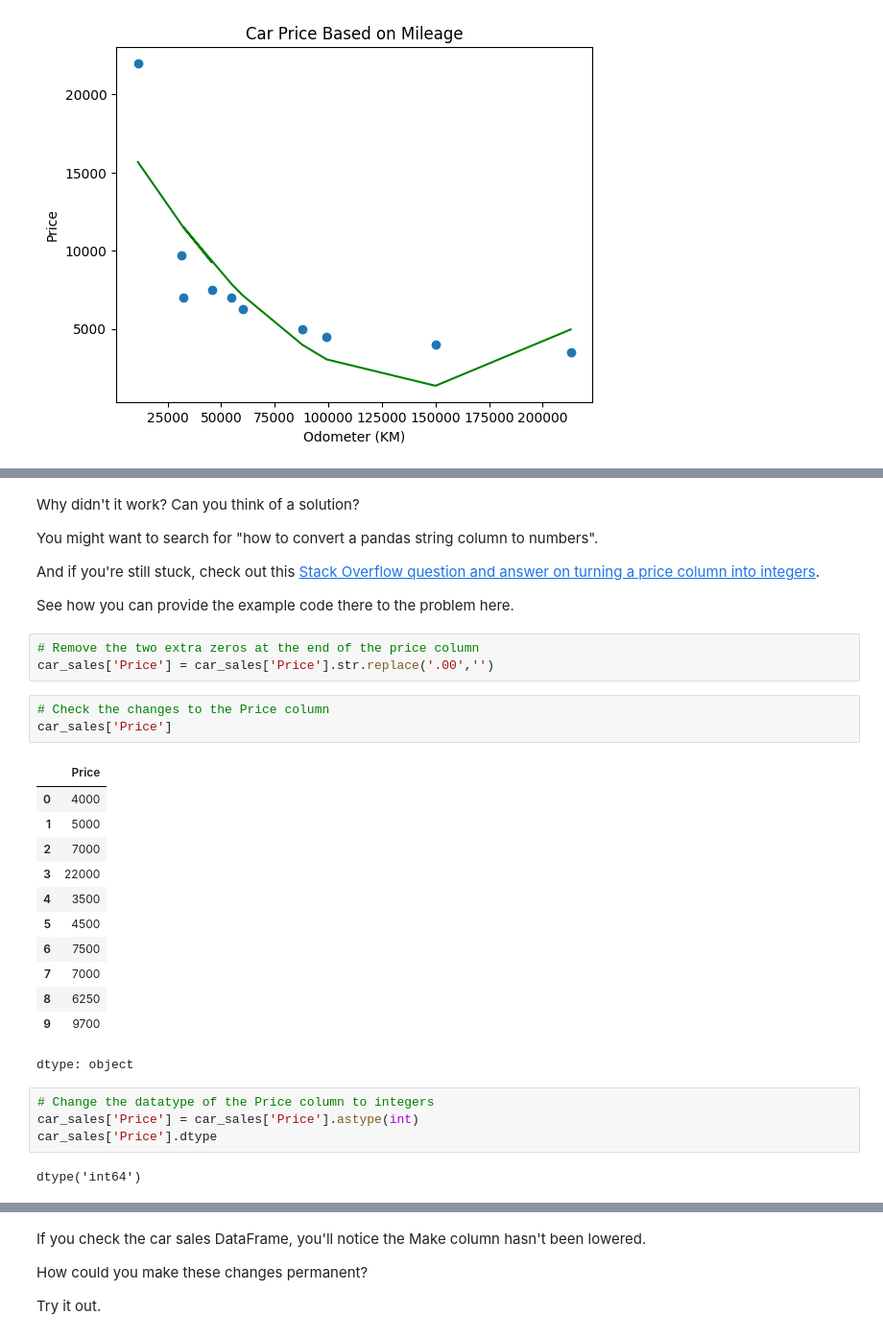
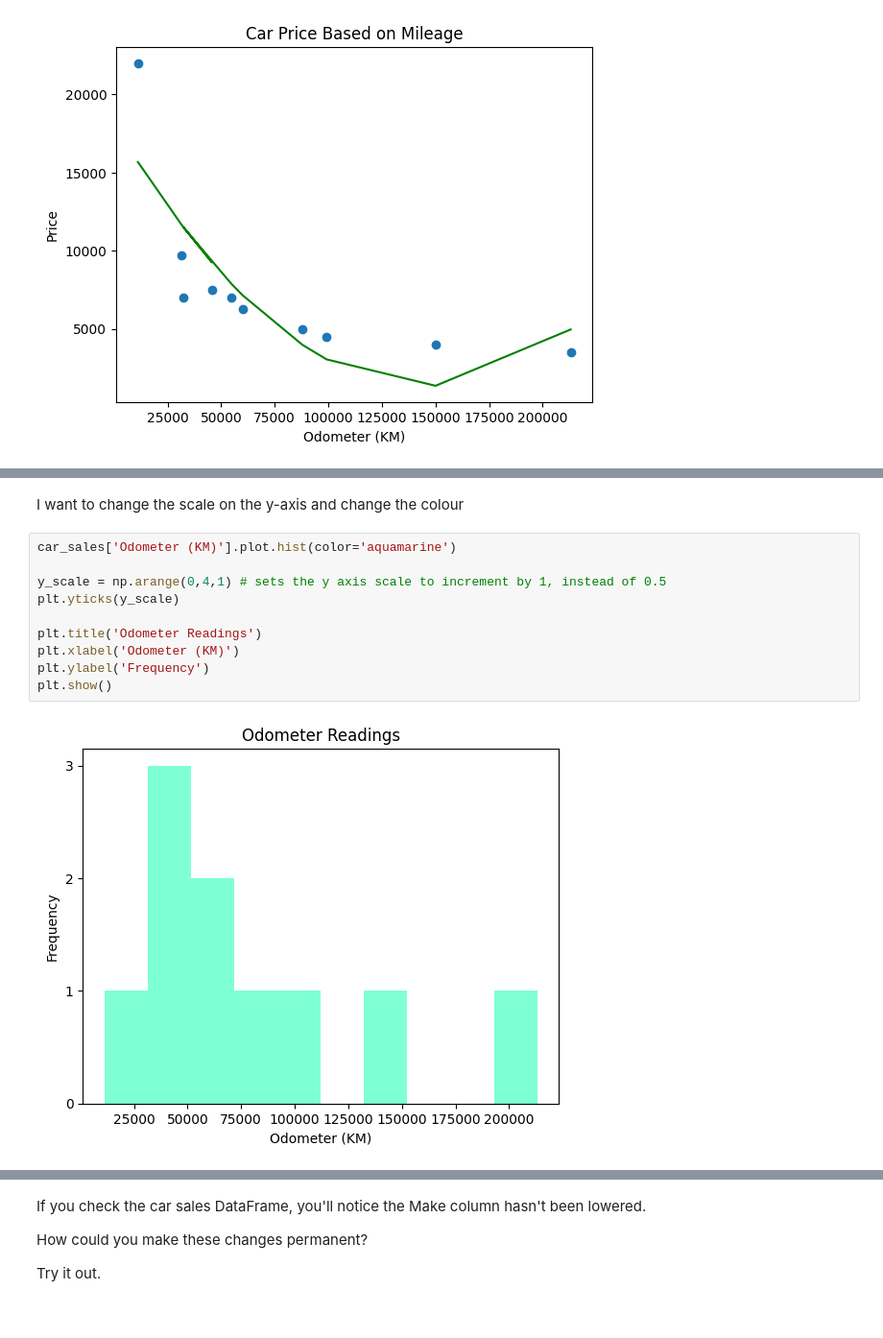
Before and after one commit to Op3yem1/AI_ML_Portfolio, a Jupyter notebook: Car Sales Prediction/car_sales_data.ipynb, the cells around one changed output, grey strips where cells are left out. Shown: that part at 96% size. Saved outputs shown, nothing was run; the diff lists cells and outputs as text.

```diff
--- a/Car Sales Prediction/car_sales_data.ipynb
+++ b/Car Sales Prediction/car_sales_data.ipynb
@@ -388,33 +388,14 @@ car_sales['Odometer (KM)'].plot.hist() # .hist() produces a histogram
-# %% [markdown]
-Why didn't it work? Can you think of a solution?
-
-You might want to search for "how to convert a pandas string column to numbers".
-
-And if you're still stuck, check out this [Stack Overflow question and answer on turning a price column into integers](https://stackoverflow.com/questions/44469313/price-column-object-to-int-in-pandas).
-
-See how you can provide the example code there to the problem here.
-# %%
-# Remove the two extra zeros at the end of the price column
-car_sales['Price'] = car_sales['Price'].str.replace('.00','')
-# %%
-# Check the changes to the Price column
-car_sales['Price']
-# %% [output]
-|  | Price |
-| 0 | 4000 |
-| 1 | 5000 |
-| 2 | 7000 |
-| 3 | 22000 |
-| 4 | 3500 |
-| 5 | 4500 |
-| 6 | 7500 |
-| 7 | 7000 |
-| 8 | 6250 |
-| 9 | 9700 |
-dtype: object
-# %%
-# Change the datatype of the Price column to integers
-car_sales['Price'] = car_sales['Price'].astype(int)
-car_sales['Price'].dtype
-# %% [output]
-dtype('int64')
+# %% [markdown]
+I want to change the scale on the y-axis and change the colour
+# %%
+car_sales['Odometer (KM)'].plot.hist(color='aquamarine')
+
+y_scale = np.arange(0,4,1) # sets the y axis scale to increment by 1, instead of 0.5
+plt.yticks(y_scale)
+
+plt.title('Odometer Readings')
+plt.xlabel('Odometer (KM)')
+plt.ylabel('Frequency')
+plt.show()
+# %% [output]
+[figure, added]
```
Also changed, not shown: parts of 24 cells of this notebook.
